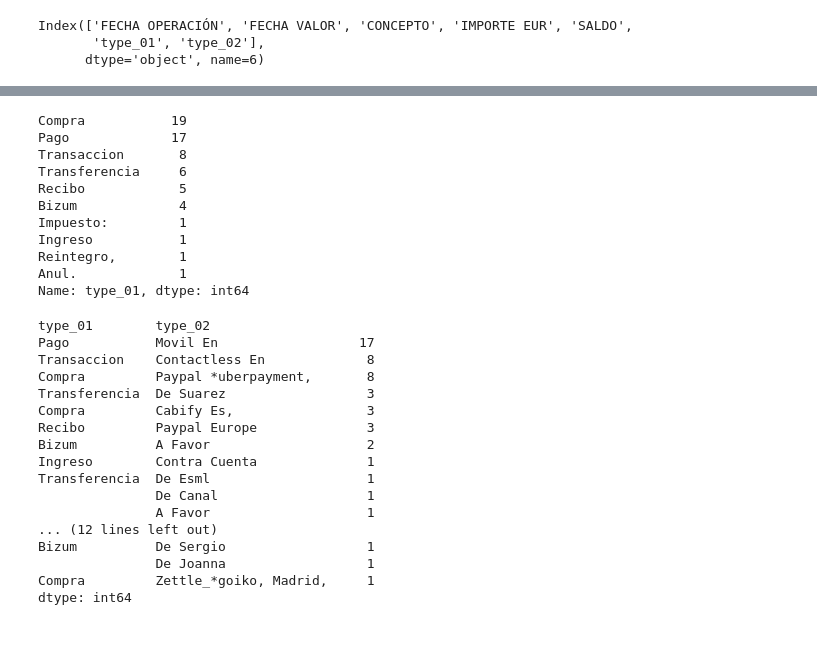
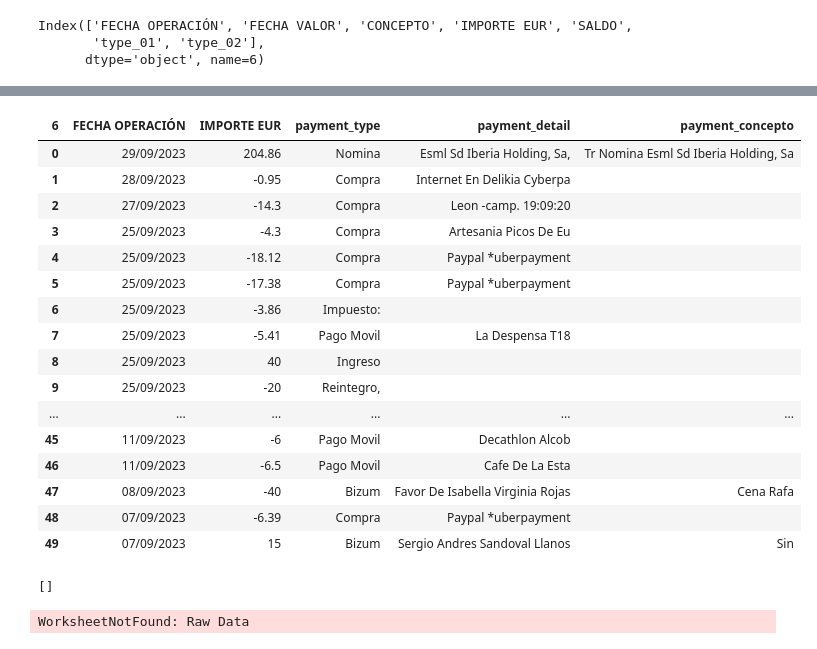
Before and after one commit to TheSantiagoSuarez/personal_projects, a Jupyter notebook: spendings/spendings.ipynb, the cells around one changed output, grey strips where cells are left out. Saved outputs shown, nothing was run; the diff lists cells and outputs as text; code cells hidden in the pictures.

```diff
--- a/spendings/spendings.ipynb
+++ b/spendings/spendings.ipynb
@@ -104,34 +92,35 @@ df
-# %%
-df["type_01"].value_counts()
-# %% [output]
-Compra           19
-Pago             17
-Transaccion       8
-Transferencia     6
-Recibo            5
-Bizum             4
-Impuesto:         1
-Ingreso           1
-Reintegro,        1
-Anul.             1
-Name: type_01, dtype: int64
-# %%
-df[["type_01","type_02"]].value_counts()
-# %% [output]
-type_01        type_02
-Pago           Movil En                  17
-Transaccion    Contactless En             8
-Compra         Paypal *uberpayment,       8
-Transferencia  De Suarez                  3
-Compra         Cabify Es,                 3
-Recibo         Paypal Europe              3
-Bizum          A Favor                    2
-Ingreso        Contra Cuenta              1
-Transferencia  De Esml                    1
-               De Canal                   1
-               A Favor                    1
-... (12 lines left out)
-Bizum          De Sergio                  1
-               De Joanna                  1
-Compra         Zettle_*goiko, Madrid,     1
-dtype: int64
+# %%
+transactions[:50]
+# %% [output]
+| 6 | FECHA OPERACIÓN | IMPORTE EUR | payment_type | payment_detail | payment_concepto |
+| 0 | 29/09/2023 | 204.86 | Nomina | Esml Sd Iberia Holding, Sa, | Tr Nomina Esml Sd Iberia Holding, Sa |
+| 1 | 28/09/2023 | -0.95 | Compra | Internet En Delikia Cyberpa |  |
+| 2 | 27/09/2023 | -14.3 | Compra | Leon -camp. 19:09:20 |  |
+| 3 | 25/09/2023 | -4.3 | Compra | Artesania Picos De Eu |  |
+| 4 | 25/09/2023 | -18.12 | Compra | Paypal *uberpayment |  |
+| 5 | 25/09/2023 | -17.38 | Compra | Paypal *uberpayment |  |
+| 6 | 25/09/2023 | -3.86 | Impuesto: |  |  |
+| 7 | 25/09/2023 | -5.41 | Pago Movil | La Despensa T18 |  |
+| 8 | 25/09/2023 | 40 | Ingreso |  |  |
+| 9 | 25/09/2023 | -20 | Reintegro, |  |  |
+| ... | ... | ... | ... | ... | ... |
+| 45 | 11/09/2023 | -6 | Pago Movil | Decathlon Alcob |  |
+| 46 | 11/09/2023 | -6.5 | Pago Movil | Cafe De La Esta |  |
+| 47 | 08/09/2023 | -40 | Bizum | Favor De Isabella Virginia Rojas | Cena Rafa |
+| 48 | 07/09/2023 | -6.39 | Compra | Paypal *uberpayment |  |
+| 49 | 07/09/2023 | 15 | Bizum | Sergio Andres Sandoval Llanos | Sin |
+# %%
+
+
+gc = gspread.service_account()
+
+sh = gc.open("Personal Finances")
+
+print(sh.sheet1.get('A1'))
+# %% [output]
+[]
+# %%
+wks = sh.worksheet("Raw Data")
+wks.insert_row([1,4,0], 10)
+# %% [output]
+WorksheetNotFound: Raw Data
```
Also changed, not shown: parts of 11 cells of this notebook.
